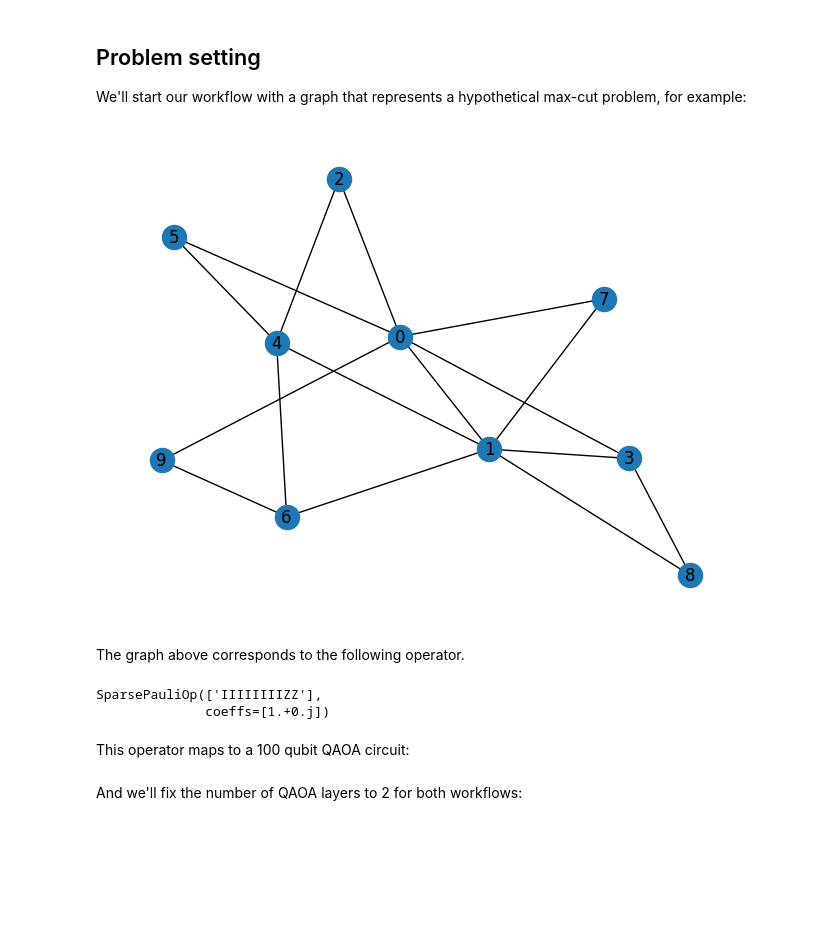
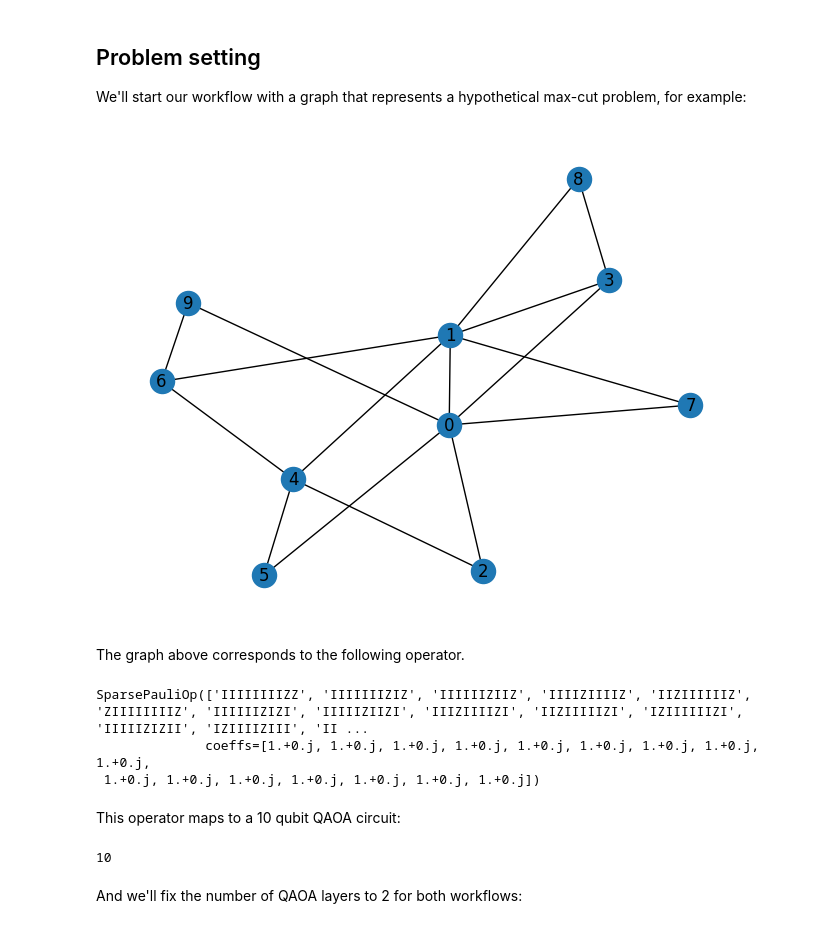
Before and after one commit to qiskit-community/qopt-best-practices, a Jupyter notebook: how_tos/transpilation_best_practices.ipynb, the cells around one changed output. Cells and saved outputs as stored; diff of their text form; code cells hidden in the pictures; blank space fills up the shorter version.

```diff
--- a/how_tos/transpilation_best_practices.ipynb
+++ b/how_tos/transpilation_best_practices.ipynb
@@ -7,13 +7,12 @@ This tutorial shows how applying domain-specific transpilation strategies allows
 
 We'll start our workflow with a graph that represents a hypothetical max-cut problem, for example:
 # %%
-import networkx as nx
+from networkx import barabasi_albert_graph, draw
+graph = barabasi_albert_graph(n=10, m=2, seed=42)
-# %%
-graph = nx.barabasi_albert_graph(n=10, m=2, seed=42)
 # %%
-nx.draw(graph, with_labels=True)
+draw(graph, with_labels=True)
 # %% [output]
-[figure, old version]
+[figure, new version]
 # %% [markdown]
 The graph above corresponds to the following operator.
 # %%
@@ -22,14 +21,18 @@ from qiskit.quantum_info import SparsePauliOp
 
 local_correlators = build_max_cut_paulis(graph)
 cost_operator = SparsePauliOp.from_list(local_correlators)
-print(cost_operator[0])
+print(cost_operator)
 # %% [output]
-SparsePauliOp(['IIIIIIIIZZ'],
-              coeffs=[1.+0.j])
+SparsePauliOp(['IIIIIIIIZZ', 'IIIIIIIZIZ', 'IIIIIIZIIZ', 'IIIIZIIIIZ', 'IIZIIIIIIZ', 'ZIIIIIIIIZ', 'IIIIIIZIZI', 'IIIIIZIIZI', 'IIIZIIIIZI', 'IIZIIIIIZI', 'IZIIIIIIZI', 'IIIIIZIZII', 'IZIIIIZIII', 'II ...
+              coeffs=[1.+0.j, 1.+0.j, 1.+0.j, 1.+0.j, 1.+0.j, 1.+0.j, 1.+0.j, 1.+0.j, 1.+0.j,
+ 1.+0.j, 1.+0.j, 1.+0.j, 1.+0.j, 1.+0.j, 1.+0.j, 1.+0.j])
 # %% [markdown]
-This operator maps to a 100 qubit QAOA circuit:
+This operator maps to a 10 qubit QAOA circuit:
 # %%
 num_qubits = cost_operator.num_qubits
+print(num_qubits)
+# %% [output]
+10
 # %% [markdown]
 And we'll fix the number of QAOA layers to 2 for both workflows:
 # %%
```
Also changed, not shown: parts of 19 cells of this notebook.
